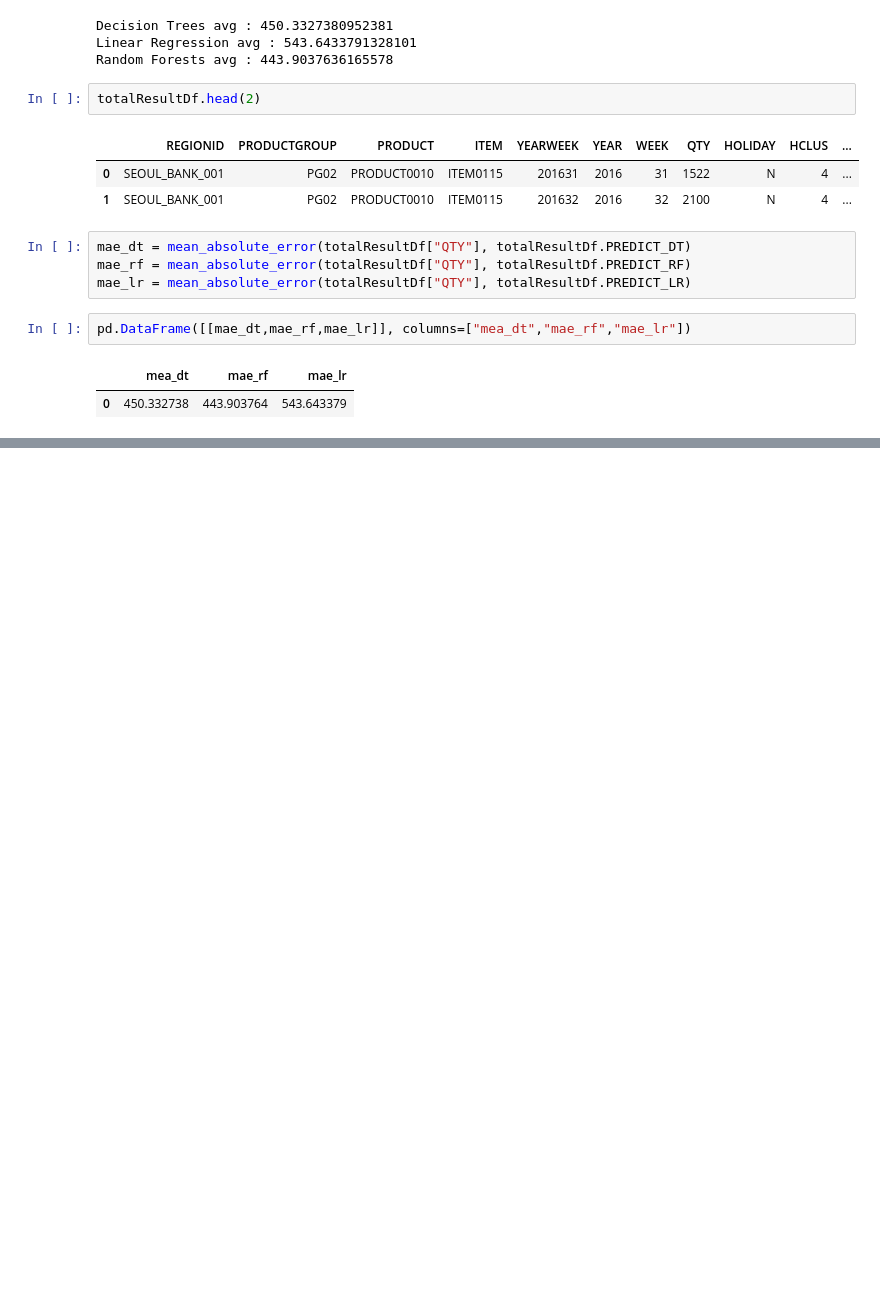
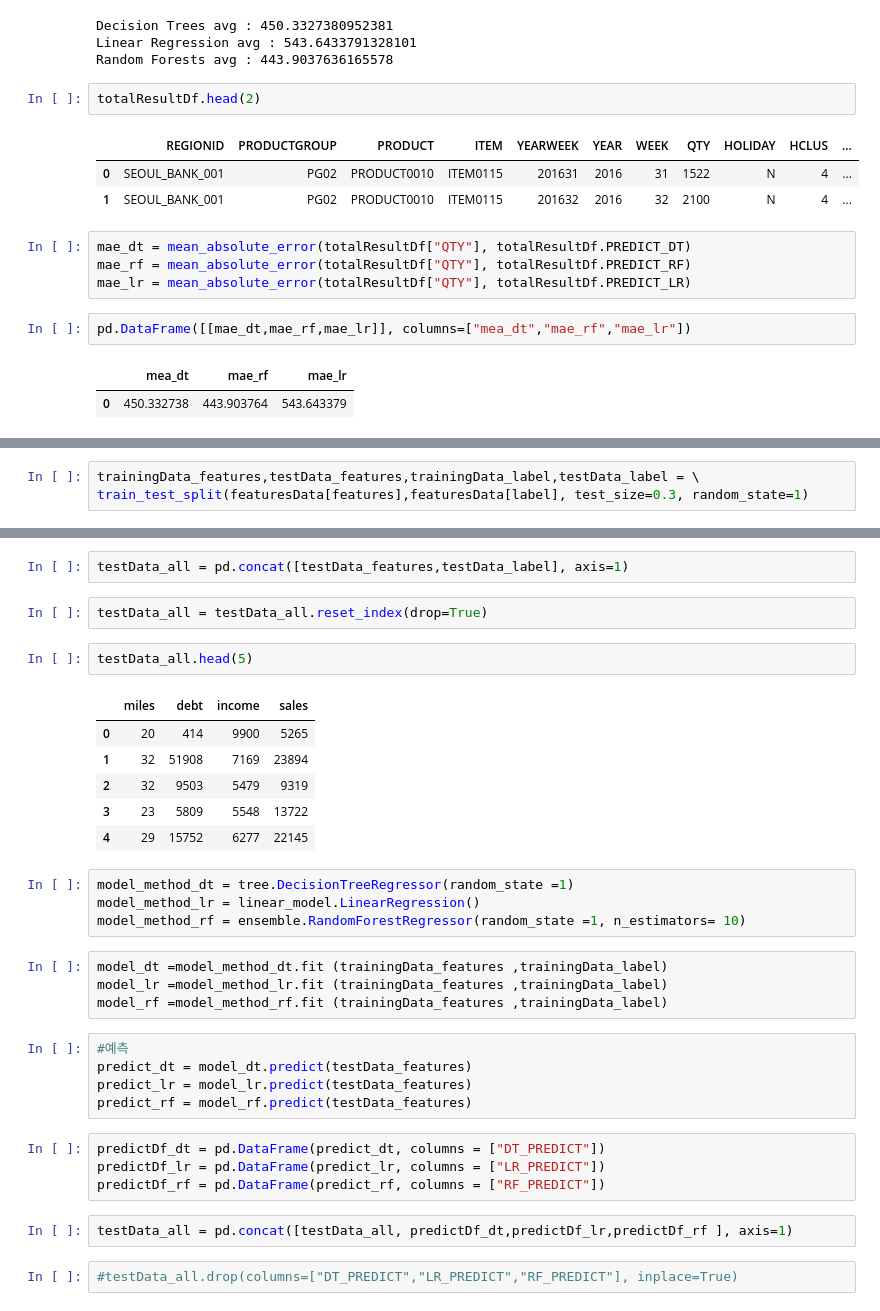
Before and after one commit to bearcho/sep3, a Jupyter notebook: 9월3일실습.ipynb, the cells around one changed output, grey strips where cells are left out. Cells and saved outputs as stored; diff of their text form; blank space fills up the shorter version.

```diff
--- a/9월3일실습.ipynb
+++ b/9월3일실습.ipynb
@@ -342,0 +358,3 @@ Image(graph.create_png())
+# %%
+trainingData_features,testData_features,trainingData_label,testData_label = \
+train_test_split(featuresData[features],featuresData[label], test_size=0.3, random_state=1)
@@ -342,0 +371,34 @@ Image(graph.create_png())
+# %%
+testData_all = pd.concat([testData_features,testData_label], axis=1)
+# %%
+testData_all = testData_all.reset_index(drop=True)
+# %%
+testData_all.head(5)
+# %% [output]
+|  | miles | debt | income | sales |
+| 0 | 20 | 414 | 9900 | 5265 |
+| 1 | 32 | 51908 | 7169 | 23894 |
+| 2 | 32 | 9503 | 5479 | 9319 |
+| 3 | 23 | 5809 | 5548 | 13722 |
+| 4 | 29 | 15752 | 6277 | 22145 |
+# %%
+model_method_dt = tree.DecisionTreeRegressor(random_state =1)
+model_method_lr = linear_model.LinearRegression()
+model_method_rf = ensemble.RandomForestRegressor(random_state =1, n_estimators= 10)
+# %%
+model_dt =model_method_dt.fit (trainingData_features ,trainingData_label)
+model_lr =model_method_lr.fit (trainingData_features ,trainingData_label)
+model_rf =model_method_rf.fit (trainingData_features ,trainingData_label)
+# %%
+#예측
+predict_dt = model_dt.predict(testData_features)
+predict_lr = model_lr.predict(testData_features)
+predict_rf = model_rf.predict(testData_features)
+# %%
+predictDf_dt = pd.DataFrame(predict_dt, columns = ["DT_PREDICT"])
+predictDf_lr = pd.DataFrame(predict_lr, columns = ["LR_PREDICT"])
+predictDf_rf = pd.DataFrame(predict_rf, columns = ["RF_PREDICT"])
+# %%
+testData_all = pd.concat([testData_all, predictDf_dt,predictDf_lr,predictDf_rf ], axis=1)
+# %%
+#testData_all.drop(columns=["DT_PREDICT","LR_PREDICT","RF_PREDICT"], inplace=True)
```
Also changed, not shown: parts of 16 cells of this notebook.
